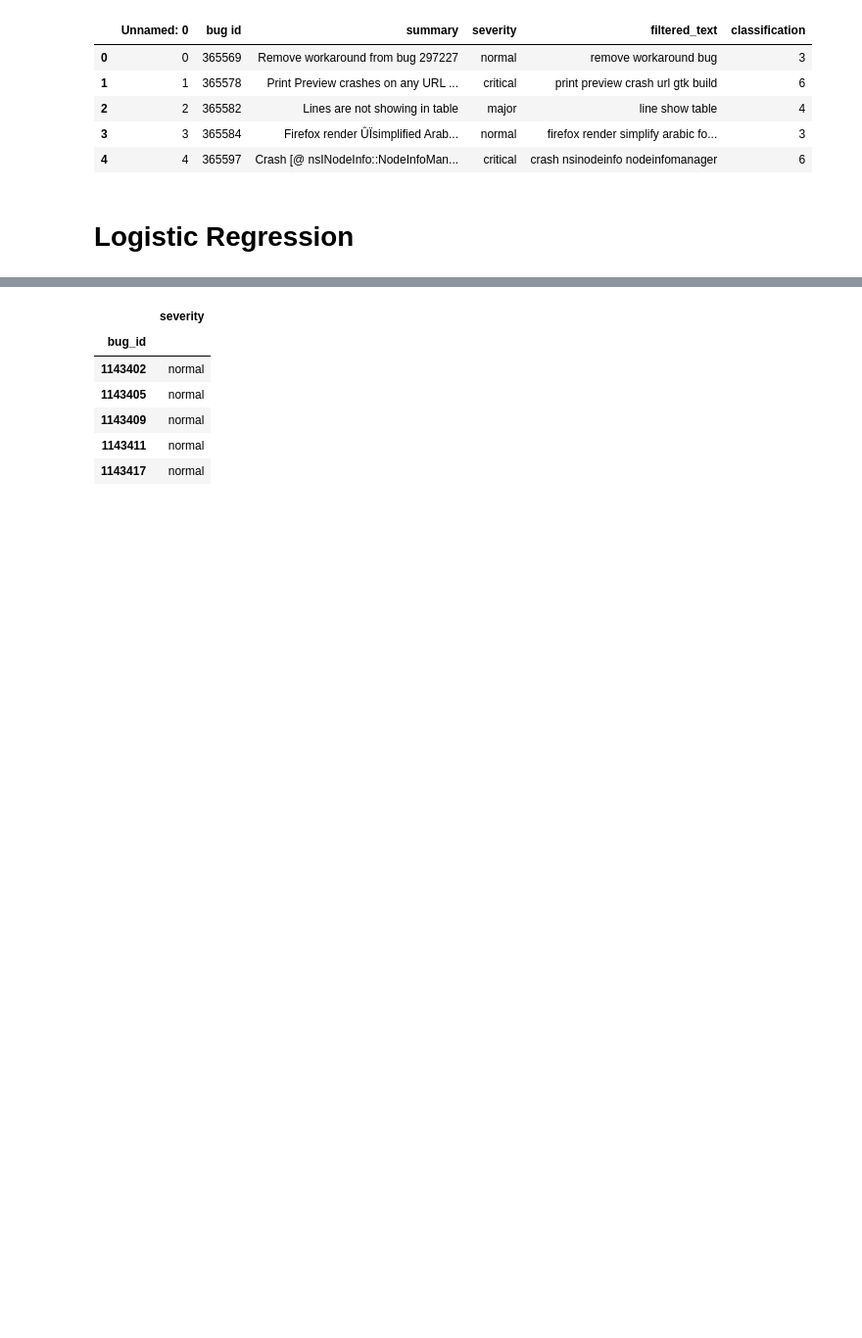
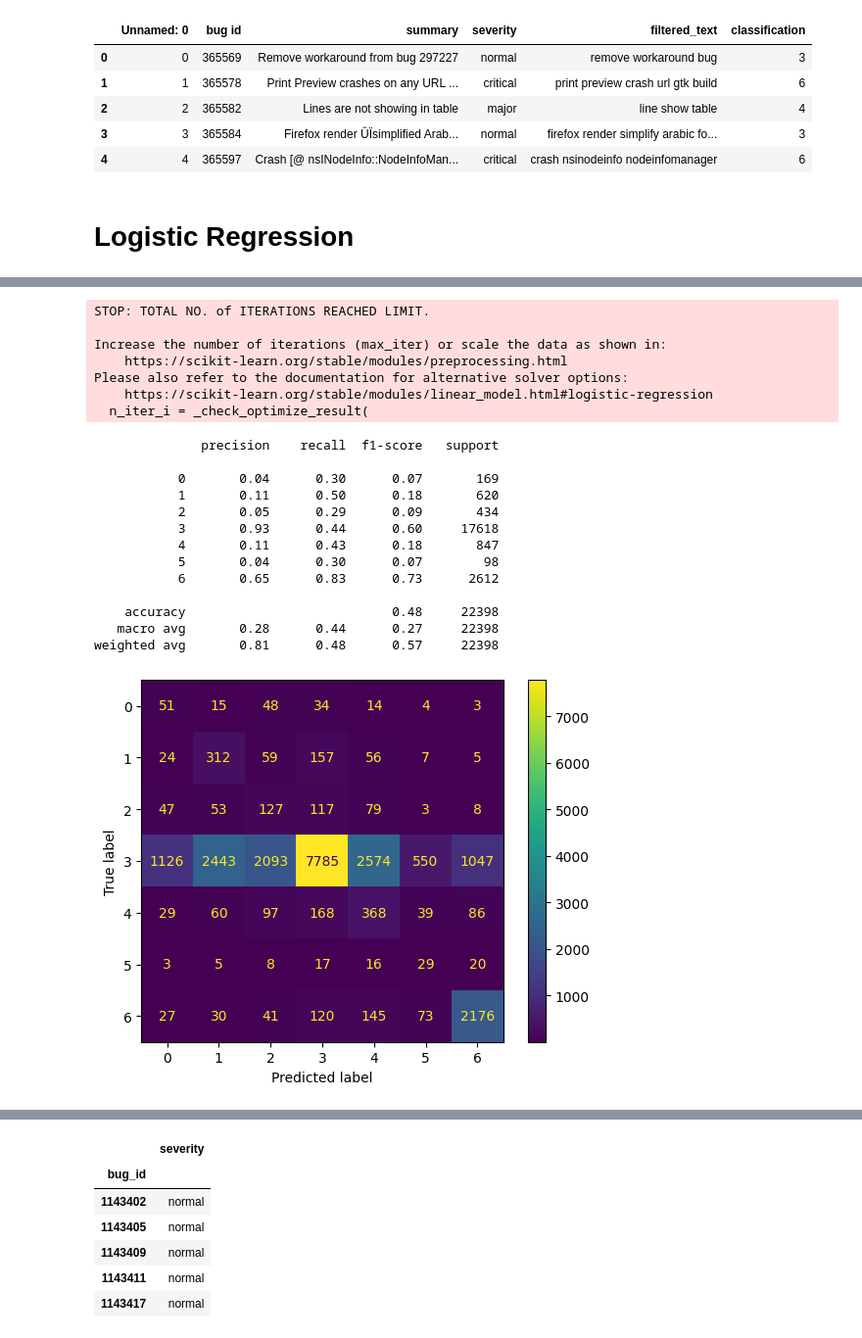
Before and after one commit to demircanserdar/CS412, a Jupyter notebook: models/LogisticRegression&RUSBoostClassifier.ipynb, the cells around one changed output, grey strips where cells are left out. Shown: that part at 98% size. Cells and saved outputs as stored; diff of their text form; code cells hidden in the pictures; blank space fills up the shorter version.

```diff
--- a/models/LogisticRegression&RUSBoostClassifier.ipynb
+++ b/models/LogisticRegression&RUSBoostClassifier.ipynb
@@ -120,0 +127,31 @@ weighted avg       0.83      0.86      0.82     47634
+# %%
+model_lr = LogisticRegression(max_iter = 120, class_weight = 'balanced').fit(x_train, y_train)
+predicted = model_lr.predict(x_val)
+print(classification_report(y_val, predicted))
+cm = confusion_matrix(y_val, predicted)
+disp = ConfusionMatrixDisplay(confusion_matrix=cm,
+                              display_labels=model_lr.classes_)
+disp.plot()
+plt.show()
+# %% [output]
+STOP: TOTAL NO. of ITERATIONS REACHED LIMIT.
+
+Increase the number of iterations (max_iter) or scale the data as shown in:
+    https://scikit-learn.org/stable/modules/preprocessing.html
+Please also refer to the documentation for alternative solver options:
+    https://scikit-learn.org/stable/modules/linear_model.html#logistic-regression
+  n_iter_i = _check_optimize_result(
+              precision    recall  f1-score   support
+
+           0       0.04      0.30      0.07       169
+           1       0.11      0.50      0.18       620
+           2       0.05      0.29      0.09       434
+           3       0.93      0.44      0.60     17618
+           4       0.11      0.43      0.18       847
+           5       0.04      0.30      0.07        98
+           6       0.65      0.83      0.73      2612
+
+    accuracy                           0.48     22398
+   macro avg       0.28      0.44      0.27     22398
+weighted avg       0.81      0.48      0.57     22398
+[figure, added]
```
Also changed, not shown: parts of 17 cells of this notebook.
